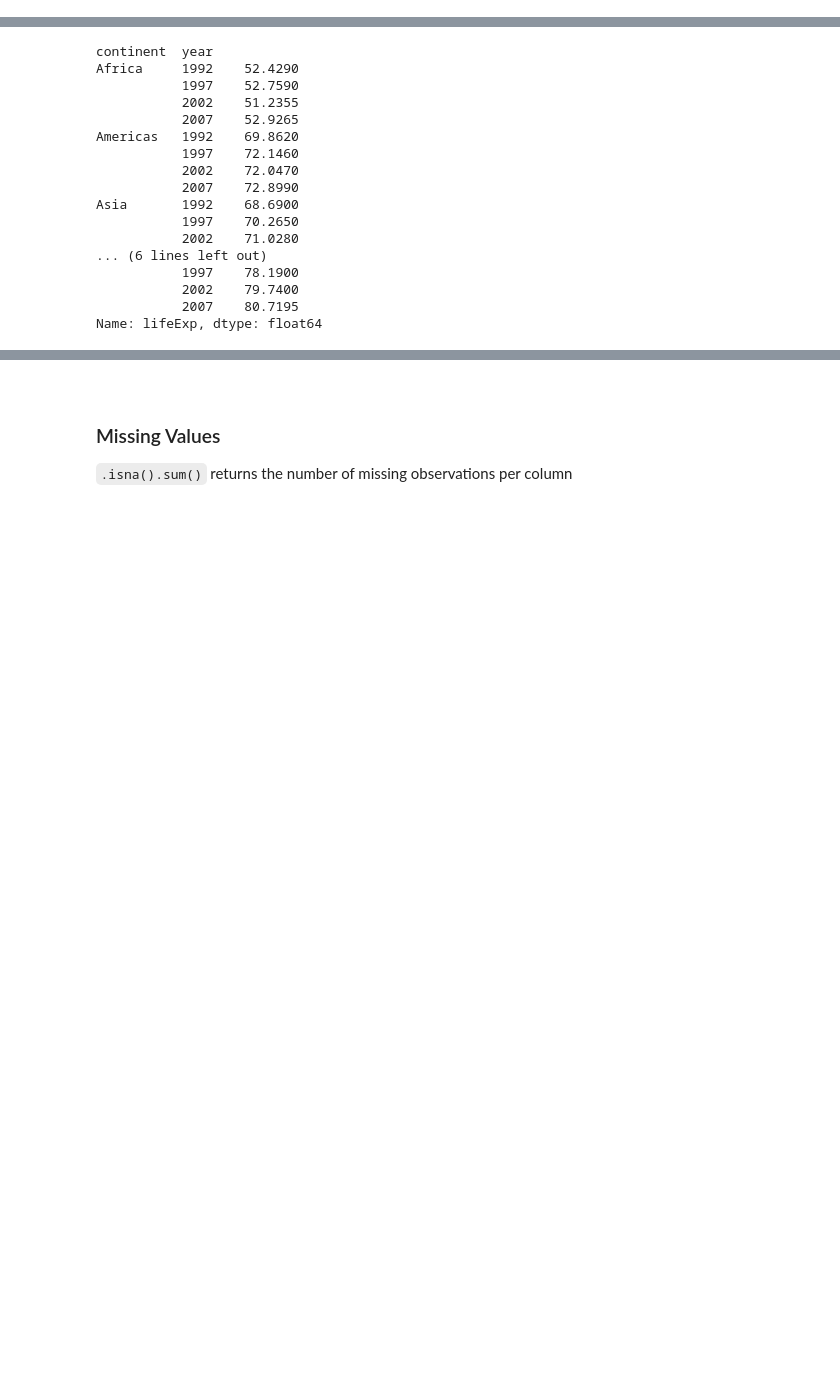
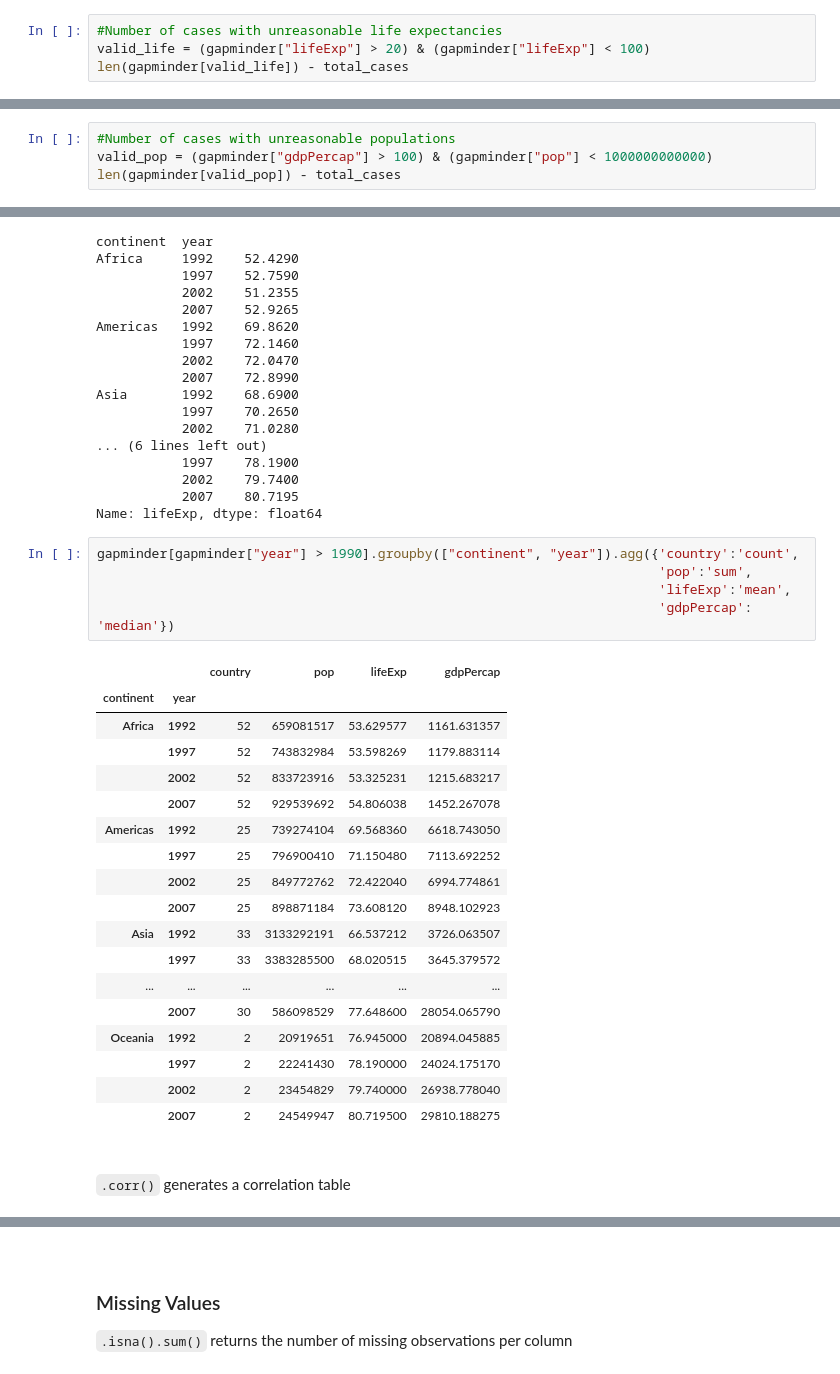
Before and after one commit to social-lorax/howto_codebooks, a Jupyter notebook: Sheets_Py/py_pandas.ipynb, the cells around one changed output, grey strips where cells are left out. Cells and saved outputs as stored; diff of their text form; blank space fills up the shorter version.

```diff
--- a/Sheets_Py/py_pandas.ipynb
+++ b/Sheets_Py/py_pandas.ipynb
@@ -83,0 +86,4 @@ array(['Asia', 'Europe', 'Africa', 'Americas', 'Oceania'], dtype=object)
+# %%
+#Number of cases with unreasonable life expectancies
+valid_life = (gapminder["lifeExp"] > 20) & (gapminder["lifeExp"] < 100)
+len(gapminder[valid_life]) - total_cases
@@ -83,0 +92,4 @@ array(['Asia', 'Europe', 'Africa', 'Americas', 'Oceania'], dtype=object)
+# %%
+#Number of cases with unreasonable populations
+valid_pop = (gapminder["gdpPercap"] > 100) & (gapminder["pop"] < 1000000000000)
+len(gapminder[valid_pop]) - total_cases
@@ -168,3 +191,31 @@ Asia       1992    68.6900
            2002    79.7400
            2007    80.7195
 Name: lifeExp, dtype: float64
+# %%
+gapminder[gapminder["year"] > 1990].groupby(["continent", "year"]).agg({'country':'count',
+                                                                        'pop':'sum',
+                                                                        'lifeExp':'mean',
+                                                                        'gdpPercap': 'median'})
+# %% [output]
+|  |  | country | pop | lifeExp | gdpPercap |
+| continent | year |  |  |  |  |
+| Africa | 1992 | 52 | 659081517 | 53.629577 | 1161.631357 |
+|  | 1997 | 52 | 743832984 | 53.598269 | 1179.883114 |
+|  | 2002 | 52 | 833723916 | 53.325231 | 1215.683217 |
+|  | 2007 | 52 | 929539692 | 54.806038 | 1452.267078 |
+| Americas | 1992 | 25 | 739274104 | 69.568360 | 6618.743050 |
+|  | 1997 | 25 | 796900410 | 71.150480 | 7113.692252 |
+|  | 2002 | 25 | 849772762 | 72.422040 | 6994.774861 |
+|  | 2007 | 25 | 898871184 | 73.608120 | 8948.102923 |
+| Asia | 1992 | 33 | 3133292191 | 66.537212 | 3726.063507 |
+|  | 1997 | 33 | 3383285500 | 68.020515 | 3645.379572 |
+| ... | ... | ... | ... | ... | ... |
+|  | 2007 | 30 | 586098529 | 77.648600 | 28054.065790 |
+| Oceania | 1992 | 2 | 20919651 | 76.945000 | 20894.045885 |
+|  | 1997 | 2 | 22241430 | 78.190000 | 24024.175170 |
+|  | 2002 | 2 | 23454829 | 79.740000 | 26938.778040 |
+|  | 2007 | 2 | 24549947 | 80.719500 | 29810.188275 |
+# %% [markdown]
+<br>
+
+`.corr()` generates a correlation table
```
Also changed, not shown: parts of 36 cells of this notebook, 1 other file.
